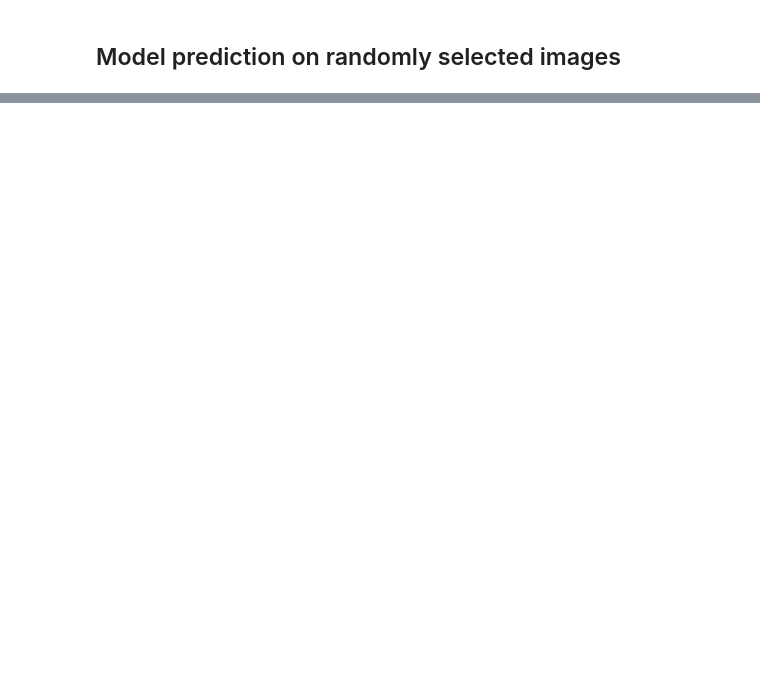
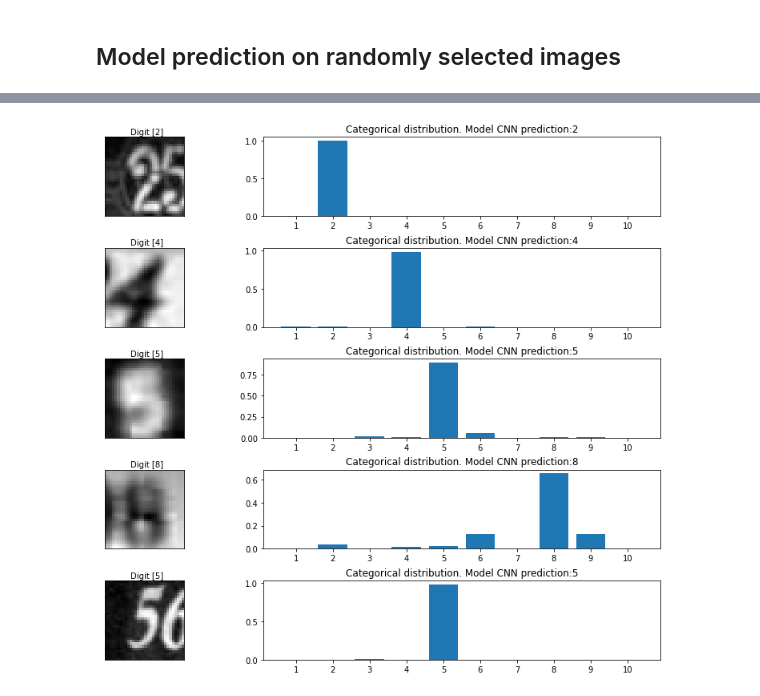
Before and after one commit to karolina-palka/SVHN_dataset_project, a Jupyter notebook: Capstone_Project_SVHN.ipynb, the cells around one changed output, grey strips where cells are left out. Saved outputs shown, nothing was run; the diff lists cells and outputs as text; code cells hidden in the pictures; blank space fills up the shorter version.

```diff
--- a/Capstone_Project_SVHN.ipynb
+++ b/Capstone_Project_SVHN.ipynb
@@ -439,5 +437,5 @@ predictions= model_best_epoch.predict(random_test_images)
 # %%
-predictions_conv= model_best_epoch_conv.predict(random_test_images)
+predictions_CNN = model_best_epoch_CNN.predict(random_test_images)
 # %%
 classes = [1, 2, 3, 4, 5, 6, 7, 8, 9, 10]
 # %%
@@ -467,0 +462,4 @@ plot_5_images_at_random(predictions)
+# %%
+plot_5_images_at_random(predictions_CNN, "CNN")
+# %% [output]
+[figure, added]
```
Also changed, not shown: parts of 23 cells of this notebook.
